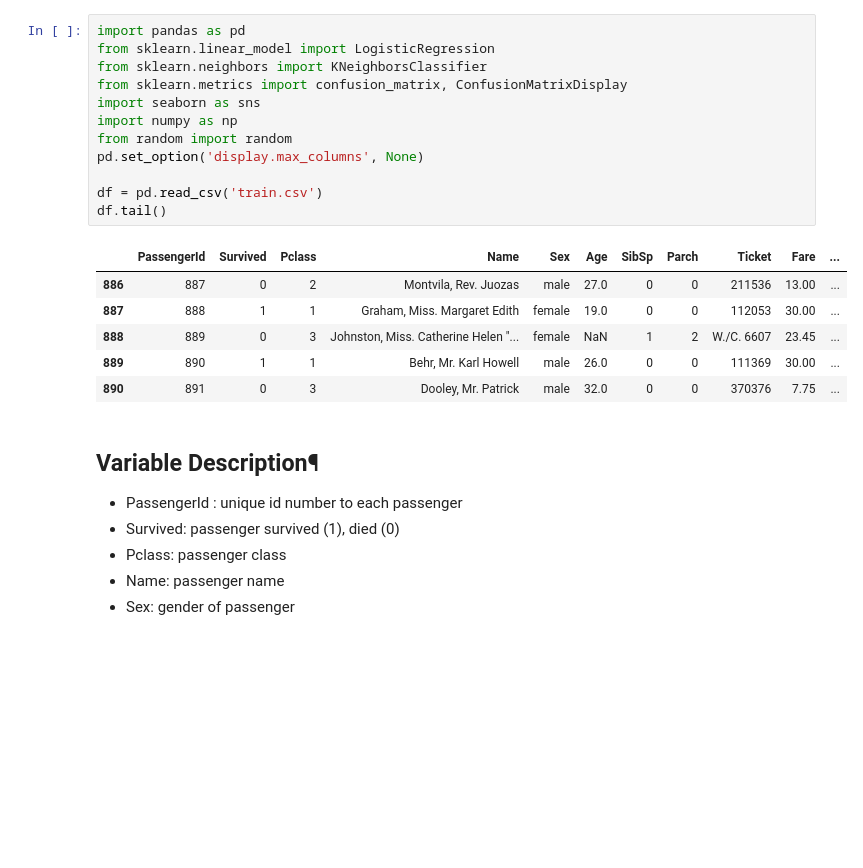
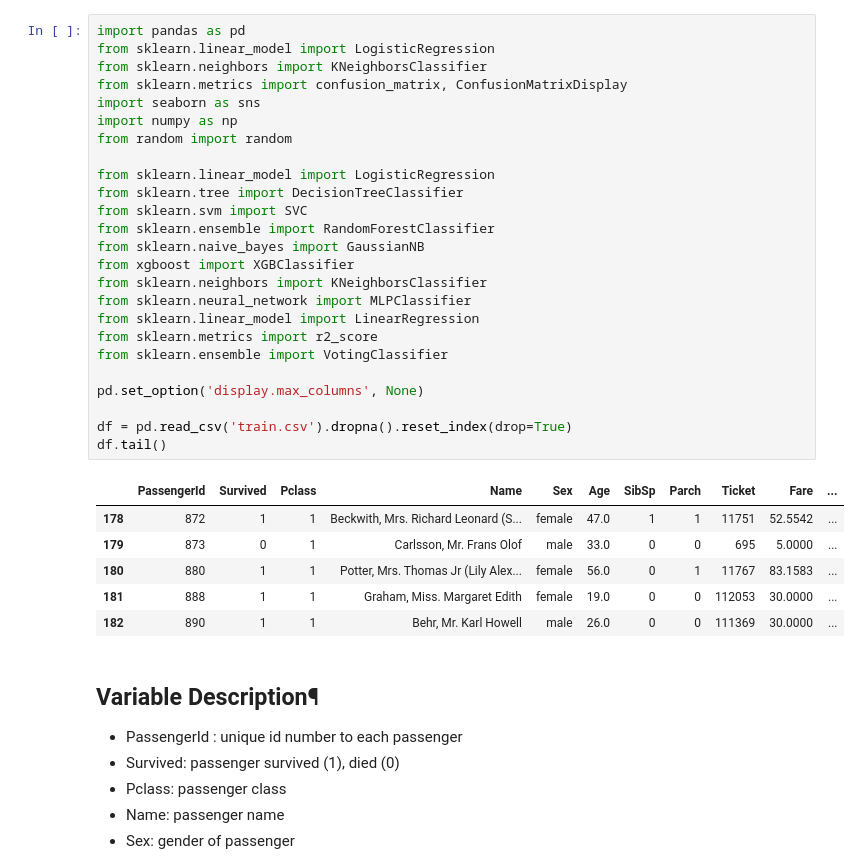
Before and after one commit to sagi778/Titanic_kaggle, a Jupyter notebook: titanic_model_training.ipynb, the cells around one changed output. Drawn from its saved outputs; the diff is of its cells as text; blank space fills up the shorter version.

```diff
--- a/titanic_model_training.ipynb
+++ b/titanic_model_training.ipynb
@@ -1,22 +1,35 @@
 # %%
 import pandas as pd
 from sklearn.linear_model import LogisticRegression
 from sklearn.neighbors import KNeighborsClassifier
 from sklearn.metrics import confusion_matrix, ConfusionMatrixDisplay
 import seaborn as sns
 import numpy as np
 from random import random
+
+from sklearn.linear_model import LogisticRegression
+from sklearn.tree import DecisionTreeClassifier
+from sklearn.svm import SVC
+from sklearn.ensemble import RandomForestClassifier
+from sklearn.naive_bayes import GaussianNB
+from xgboost import XGBClassifier
+from sklearn.neighbors import KNeighborsClassifier
+from sklearn.neural_network import MLPClassifier
+from sklearn.linear_model import LinearRegression
+from sklearn.metrics import r2_score
+from sklearn.ensemble import VotingClassifier
+
 pd.set_option('display.max_columns', None)
 
-df = pd.read_csv('train.csv')
+df = pd.read_csv('train.csv').dropna().reset_index(drop=True)
 df.tail()
 # %% [output]
 |  | PassengerId | Survived | Pclass | Name | Sex | Age | SibSp | Parch | Ticket | Fare | ... |
-| 886 | 887 | 0 | 2 | Montvila, Rev. Juozas | male | 27.0 | 0 | 0 | 211536 | 13.00 | ... |
-| 887 | 888 | 1 | 1 | Graham, Miss. Margaret Edith | female | 19.0 | 0 | 0 | 112053 | 30.00 | ... |
-| 888 | 889 | 0 | 3 | Johnston, Miss. Catherine Helen "... | female | NaN | 1 | 2 | W./C. 6607 | 23.45 | ... |
-| 889 | 890 | 1 | 1 | Behr, Mr. Karl Howell | male | 26.0 | 0 | 0 | 111369 | 30.00 | ... |
-| 890 | 891 | 0 | 3 | Dooley, Mr. Patrick | male | 32.0 | 0 | 0 | 370376 | 7.75 | ... |
+| 178 | 872 | 1 | 1 | Beckwith, Mrs. Richard Leonard (S... | female | 47.0 | 1 | 1 | 11751 | 52.5542 | ... |
+| 179 | 873 | 0 | 1 | Carlsson, Mr. Frans Olof | male | 33.0 | 0 | 0 | 695 | 5.0000 | ... |
+| 180 | 880 | 1 | 1 | Potter, Mrs. Thomas Jr (Lily Alex... | female | 56.0 | 0 | 1 | 11767 | 83.1583 | ... |
+| 181 | 888 | 1 | 1 | Graham, Miss. Margaret Edith | female | 19.0 | 0 | 0 | 112053 | 30.0000 | ... |
+| 182 | 890 | 1 | 1 | Behr, Mr. Karl Howell | male | 26.0 | 0 | 0 | 111369 | 30.0000 | ... |
 # %% [markdown]
 ## Variable Description¶
 * PassengerId : unique id number to each passenger
```
Also changed, not shown: parts of 32 cells of this notebook.
